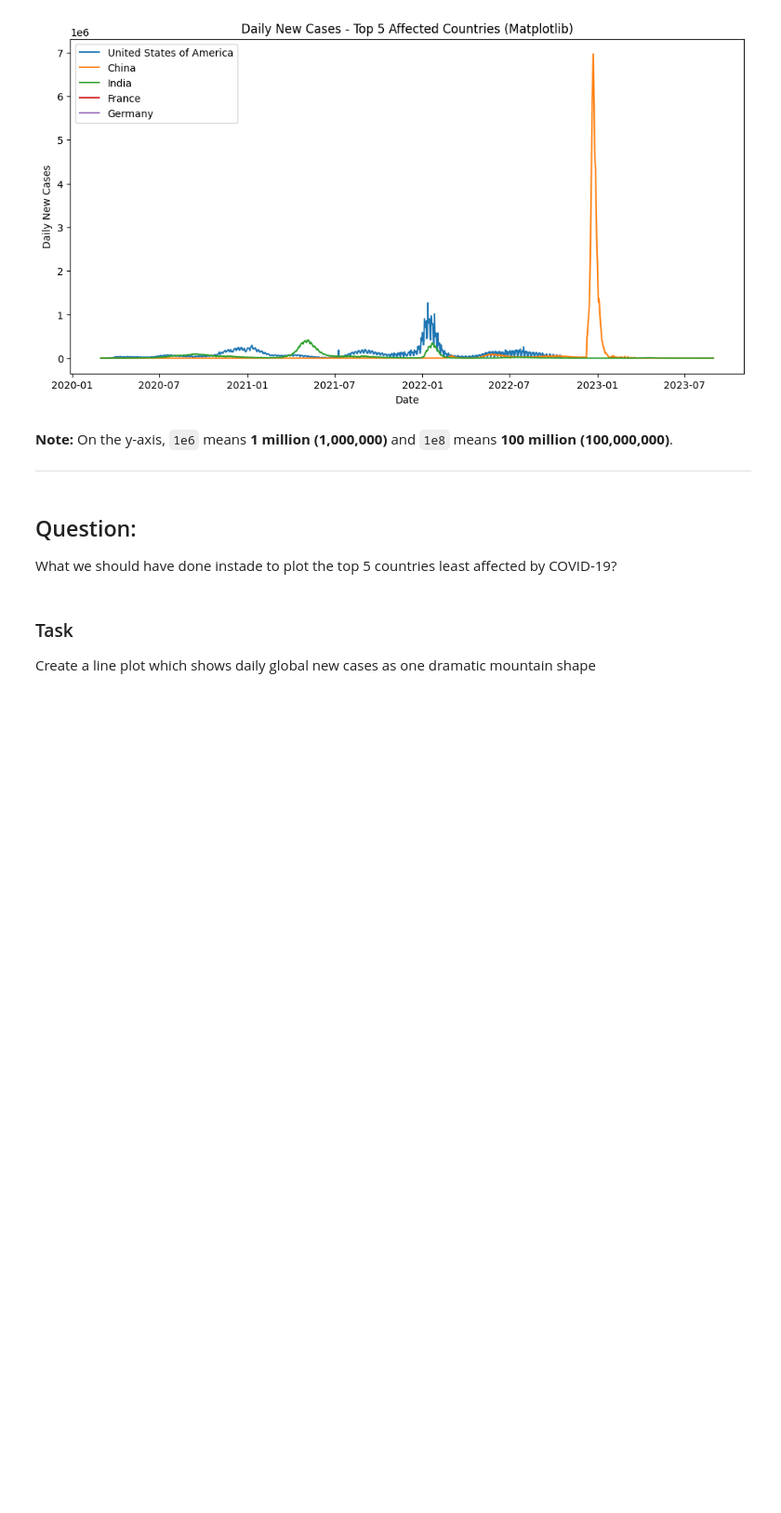
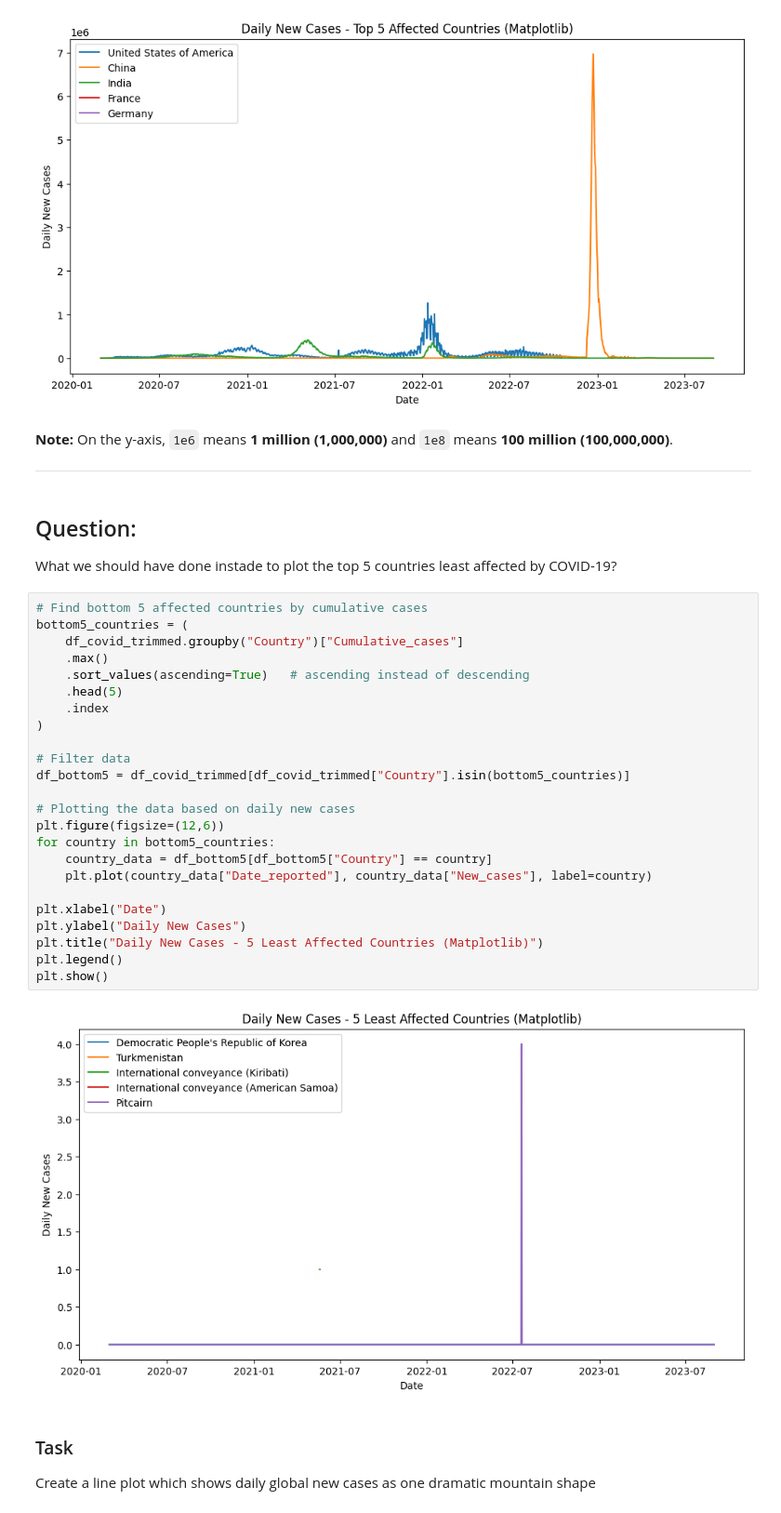
Before and after one commit to sapcode2028/Titanic-Survival-Prediction-Model, a Jupyter notebook: notebook_1_covid19_TS/Visualizing_Time_Series_Dataset_COVID_19_Data_V2.ipynb, the cells around one changed output. Shown at 93% size. Drawn from its saved outputs; the diff is of its cells as text; blank space fills up the shorter version.

```diff
--- a/notebook_1_covid19_TS/Visualizing_Time_Series_Dataset_COVID_19_Data_V2.ipynb
+++ b/notebook_1_covid19_TS/Visualizing_Time_Series_Dataset_COVID_19_Data_V2.ipynb
@@ -221,6 +221,32 @@ plt.show()
 # %% [markdown]
 ## Question:
 What we should have done instade to plot the top 5 countries least affected by COVID-19?
+# %%
+# Find bottom 5 affected countries by cumulative cases
+bottom5_countries = (
+    df_covid_trimmed.groupby("Country")["Cumulative_cases"]
+    .max()
+    .sort_values(ascending=True)   # ascending instead of descending
+    .head(5)
+    .index
+)
+
+# Filter data
+df_bottom5 = df_covid_trimmed[df_covid_trimmed["Country"].isin(bottom5_countries)]
+
+# Plotting the data based on daily new cases
+plt.figure(figsize=(12,6))
+for country in bottom5_countries:
+    country_data = df_bottom5[df_bottom5["Country"] == country]
+    plt.plot(country_data["Date_reported"], country_data["New_cases"], label=country)
+
+plt.xlabel("Date")
+plt.ylabel("Daily New Cases")
+plt.title("Daily New Cases - 5 Least Affected Countries (Matplotlib)")
+plt.legend()
+plt.show()
+# %% [output]
+[figure, added]
 # %% [markdown]
 ### Task
 
```
Also changed, not shown: parts of 6 cells of this notebook.
